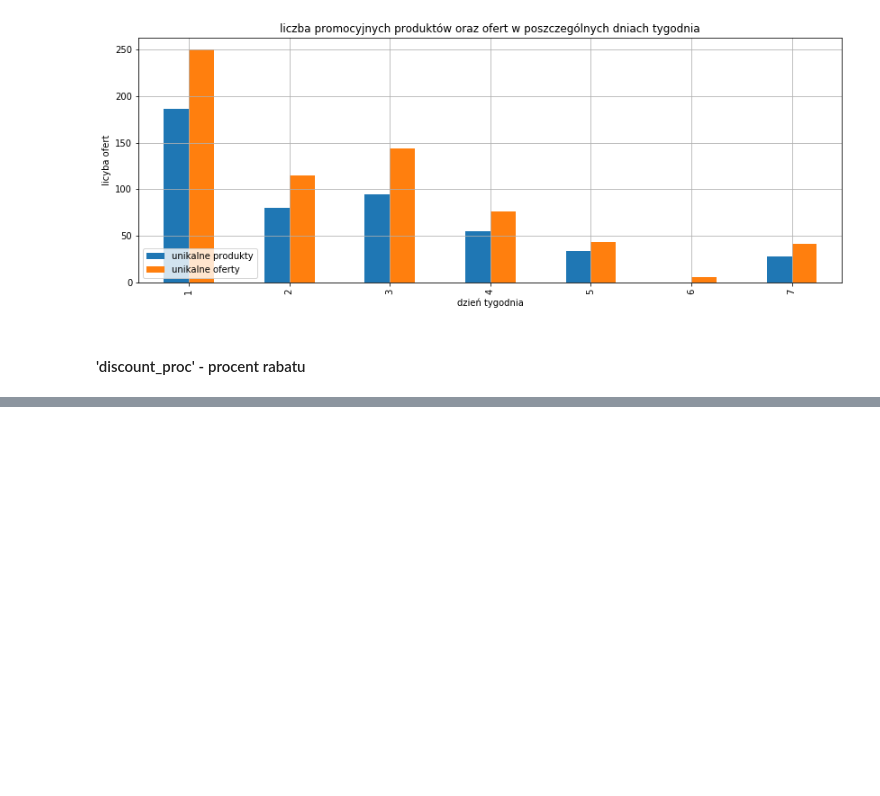
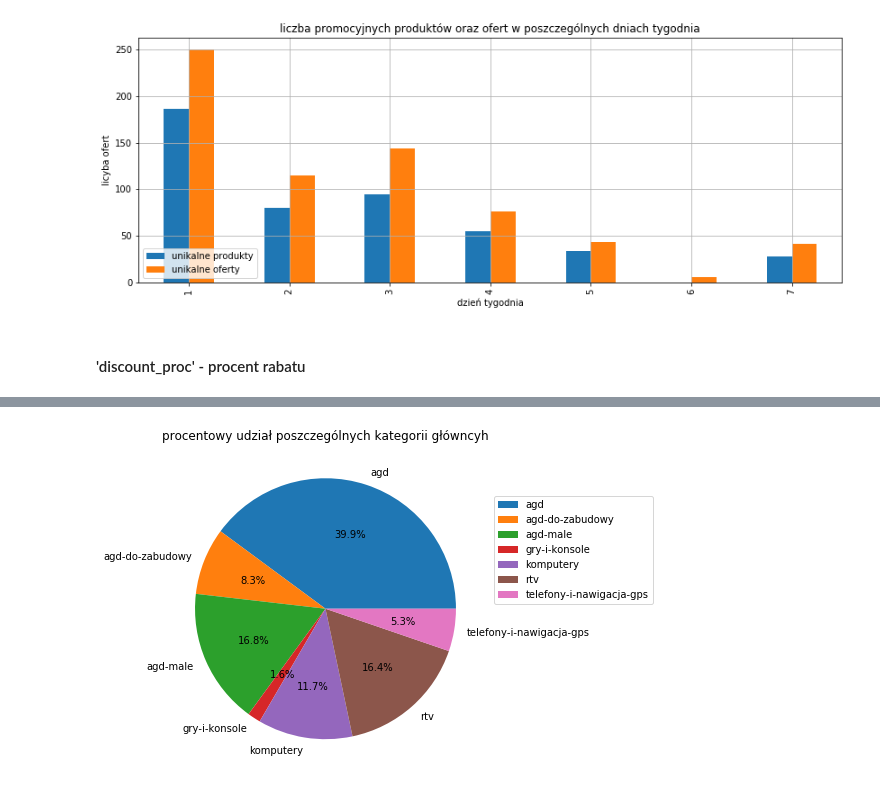
Before and after one commit to grzegorzpokorski/nocna-promocja-euro.com.pl, a Jupyter notebook: data_analysis.ipynb, the cells around one changed output, grey strips where cells are left out. Saved outputs shown, nothing was run; the diff lists cells and outputs as text; code cells hidden in the pictures; blank space fills up the shorter version.

Commit message:
analiza kategorii i outlierów

```diff
--- a/data_analysis.ipynb
+++ b/data_analysis.ipynb
@@ -457,0 +428,8 @@ plt.show()
+# %%
+parent_category_general['proc'].plot.pie(autopct='%1.1f%%', figsize=(6,6))
+plt.title('procentowy udział poszczególnych kategorii główncyh')
+plt.ylabel('')
+plt.legend(loc='lower left', bbox_to_anchor=(1,.5))
+plt.show()
+# %% [output]
+[figure, added]
```
Also changed, not shown: parts of 48 cells of this notebook.
